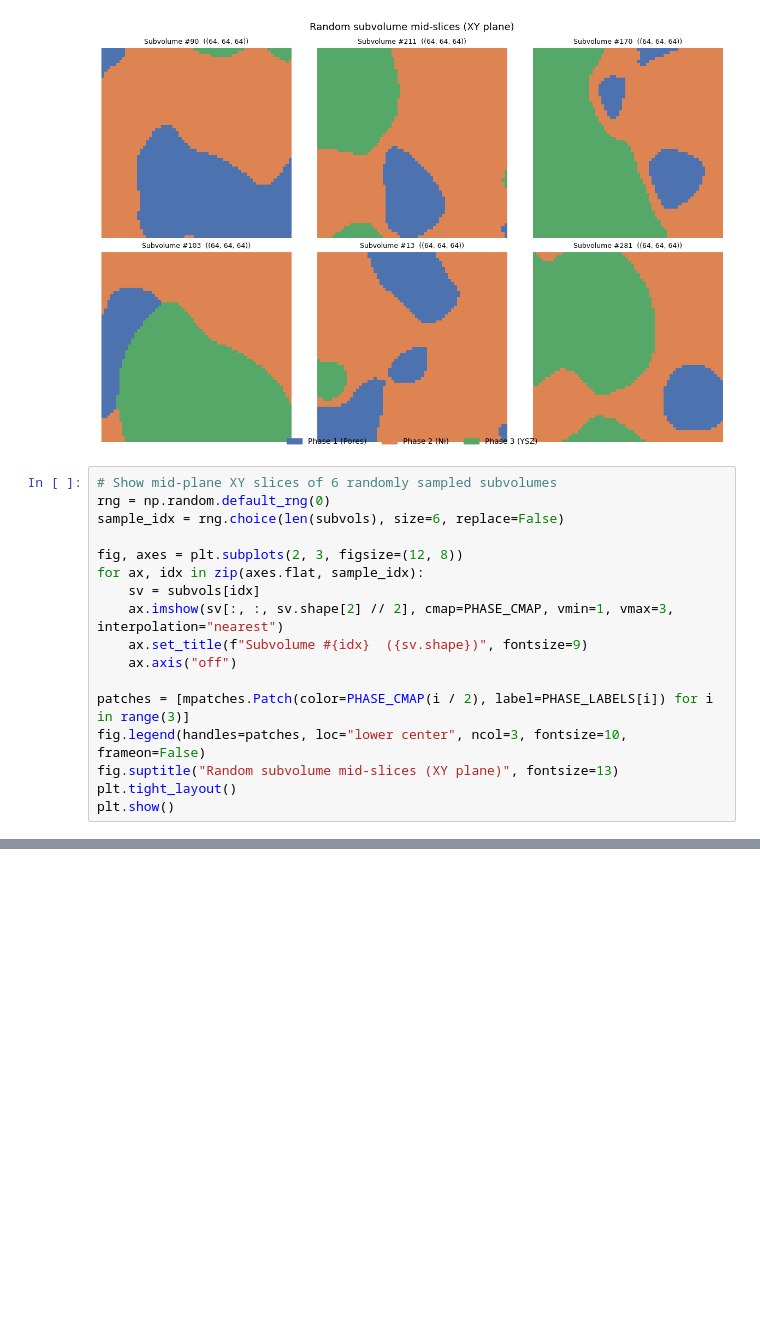
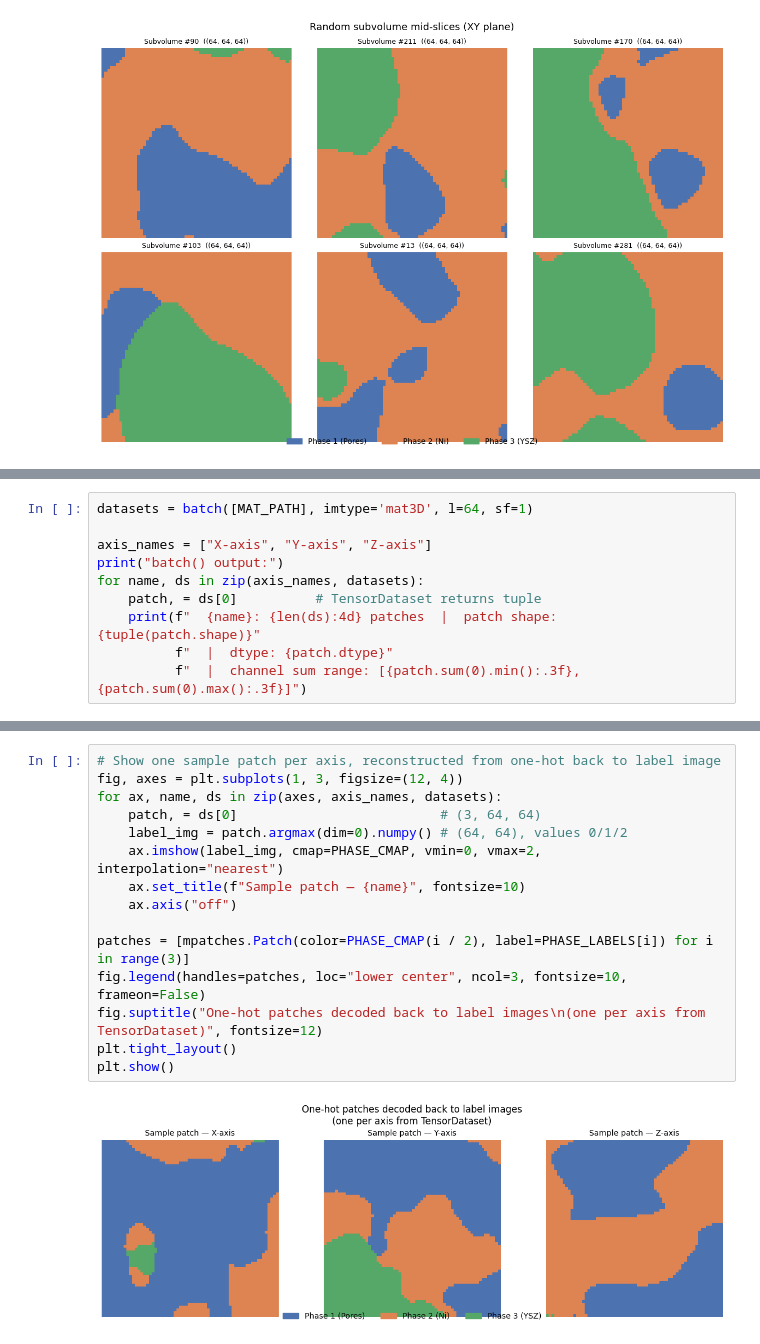
Before and after one commit to HAdi-Mohammadi1996/WGAN-SOC, a Jupyter notebook: notebooks/utils_test.ipynb, the cells around one changed output, grey strips where cells are left out. Saved outputs shown, nothing was run; the diff lists cells and outputs as text; blank space fills up the shorter version.

Commit message:
feat: added visualisations and tests for phase 1

```diff
--- a/notebooks/utils_test.ipynb
+++ b/notebooks/utils_test.ipynb
@@ -264,20 +264,3 @@ plt.tight_layout()
 plt.show()
 # %% [output]
 [figure]
-# %%
-# Show mid-plane XY slices of 6 randomly sampled subvolumes
-rng = np.random.default_rng(0)
-sample_idx = rng.choice(len(subvols), size=6, replace=False)
-
-fig, axes = plt.subplots(2, 3, figsize=(12, 8))
-for ax, idx in zip(axes.flat, sample_idx):
-    sv = subvols[idx]
-    ax.imshow(sv[:, :, sv.shape[2] // 2], cmap=PHASE_CMAP, vmin=1, vmax=3, interpolation="nearest")
-    ax.set_title(f"Subvolume #{idx}  ({sv.shape})", fontsize=9)
-    ax.axis("off")
-
-patches = [mpatches.Patch(color=PHASE_CMAP(i / 2), label=PHASE_LABELS[i]) for i in range(3)]
-fig.legend(handles=patches, loc="lower center", ncol=3, fontsize=10, frameon=False)
-fig.suptitle("Random subvolume mid-slices (XY plane)", fontsize=13)
-plt.tight_layout()
-plt.show()
@@ -393,0 +404,10 @@ plt.show()
+# %%
+datasets = batch([MAT_PATH], imtype='mat3D', l=64, sf=1)
+
+axis_names = ["X-axis", "Y-axis", "Z-axis"]
+print("batch() output:")
+for name, ds in zip(axis_names, datasets):
+    patch, = ds[0]          # TensorDataset returns tuple
+    print(f"  {name}: {len(ds):4d} patches  |  patch shape: {tuple(patch.shape)}"
+          f"  |  dtype: {patch.dtype}"
+          f"  |  channel sum range: [{patch.sum(0).min():.3f}, {patch.sum(0).max():.3f}]")
@@ -393,0 +421,17 @@ plt.show()
+# %%
+# Show one sample patch per axis, reconstructed from one-hot back to label image
+fig, axes = plt.subplots(1, 3, figsize=(12, 4))
+for ax, name, ds in zip(axes, axis_names, datasets):
+    patch, = ds[0]                          # (3, 64, 64)
+    label_img = patch.argmax(dim=0).numpy() # (64, 64), values 0/1/2
+    ax.imshow(label_img, cmap=PHASE_CMAP, vmin=0, vmax=2, interpolation="nearest")
+    ax.set_title(f"Sample patch — {name}", fontsize=10)
+    ax.axis("off")
+
+patches = [mpatches.Patch(color=PHASE_CMAP(i / 2), label=PHASE_LABELS[i]) for i in range(3)]
+fig.legend(handles=patches, loc="lower center", ncol=3, fontsize=10, frameon=False)
+fig.suptitle("One-hot patches decoded back to label images\n(one per axis from TensorDataset)", fontsize=12)
+plt.tight_layout()
+plt.show()
+# %% [output]
+[figure, added]
```
Also changed, not shown: parts of 17 cells of this notebook.
